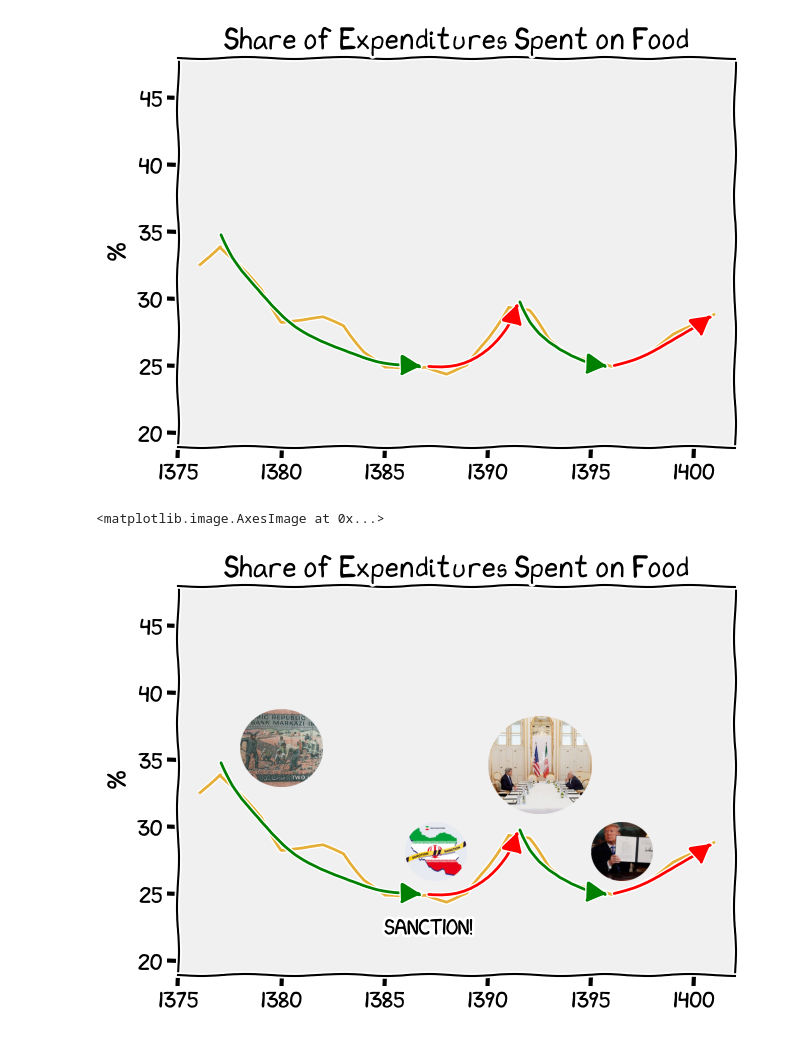
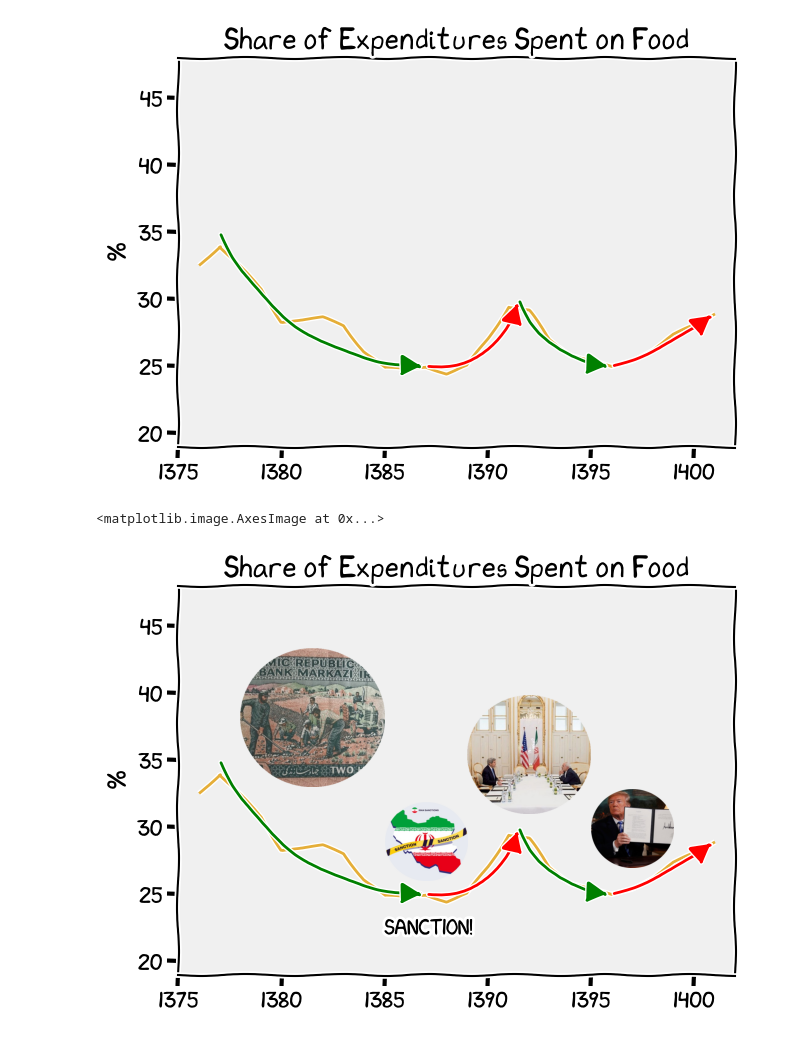
Before and after one commit to Choraz/videos, a Jupyter notebook: 1402/1_maslow/part2_iran.ipynb, the cells around one changed output. Drawn from its saved outputs; the diff is of its cells as text; code cells hidden in the pictures.

```diff
--- a/1402/1_maslow/part2_iran.ipynb
+++ b/1402/1_maslow/part2_iran.ipynb
@@ -53,7 +59,7 @@ Text(0, 0.5, 'M Tomans (Current Price)')
 [figure]
 # %%
 
-for year in range(1383, 1402):
+for year in range(1401, 1402):
     plot_data = create_data(year)
     fig, ax = plt.subplots()
     dist = plot_data["Total"].max() / 120
@@ -70,5 +79,5 @@ for year in range(1383, 1402):
 # %%
-for year in range(1383, 1402):
+for year in range(1401, 1402):
     plot_data = create_data(year)
     fig, ax = plt.subplots()
     ax.bar(
@@ -462,7 +462,7 @@ def create_pic_borders(coordinate: tuple[int, int], size: int) -> tuple[int, int
         coordinate[0],
         coordinate[0] + size,
         coordinate[1],
-        coordinate[1] + size / (1402 - 1375) * (48 - 19) * 1.35,
+        coordinate[1] + size / (1402 - 1375) * (48 - 19) * 1.37,
     )
 
 fig, ax = plt.subplots()
@@ -514,35 +514,35 @@ ax.annotate(
         color="green",
         linewidth=2,
     ),
     fontsize=32,
 )
 
 ax.annotate(
     "",
     xy=(1401, 29),
     xytext=(1396, 25),
     arrowprops = dict(
         arrowstyle="-|>",
         connectionstyle="arc3,rad=0.1",
         color="red",
         linewidth=2,
     ),
     fontsize=32,
 )
 
 revelotion = make_image_circular(mpl.image.imread("pics/1.jpg"))
-ax.imshow(revelotion, aspect='auto', extent=create_pic_borders((1378, 33), 4))
+ax.imshow(revelotion, aspect='auto', extent=create_pic_borders((1378, 33), 7))
 
 revelotion = make_image_circular(mpl.image.imread("pics/2.jpg"))
-ax.imshow(revelotion, aspect='auto', extent=create_pic_borders((1386, 26), 3))
+ax.imshow(revelotion, aspect='auto', extent=create_pic_borders((1385, 26), 4))
 
 ax.text(x=1385, y=22, s="SANCTION!")
 
 revelotion = make_image_circular(mpl.image.imread("pics/3.jpg"))
-ax.imshow(revelotion, aspect='auto', extent=create_pic_borders((1390, 31), 5))
+ax.imshow(revelotion, aspect='auto', extent=create_pic_borders((1389, 31), 6))
 
 revelotion = make_image_circular(mpl.image.imread("pics/4.jpg"))
-ax.imshow(revelotion, aspect='auto', extent=create_pic_borders((1395, 26), 3))
+ax.imshow(revelotion, aspect='auto', extent=create_pic_borders((1395, 27), 4))
 # %% [output]
 <matplotlib.image.AxesImage at 0x...>
-[figure, old version]
+[figure, new version]
```
Also changed, not shown: parts of 7 cells of this notebook, 3 other files.
